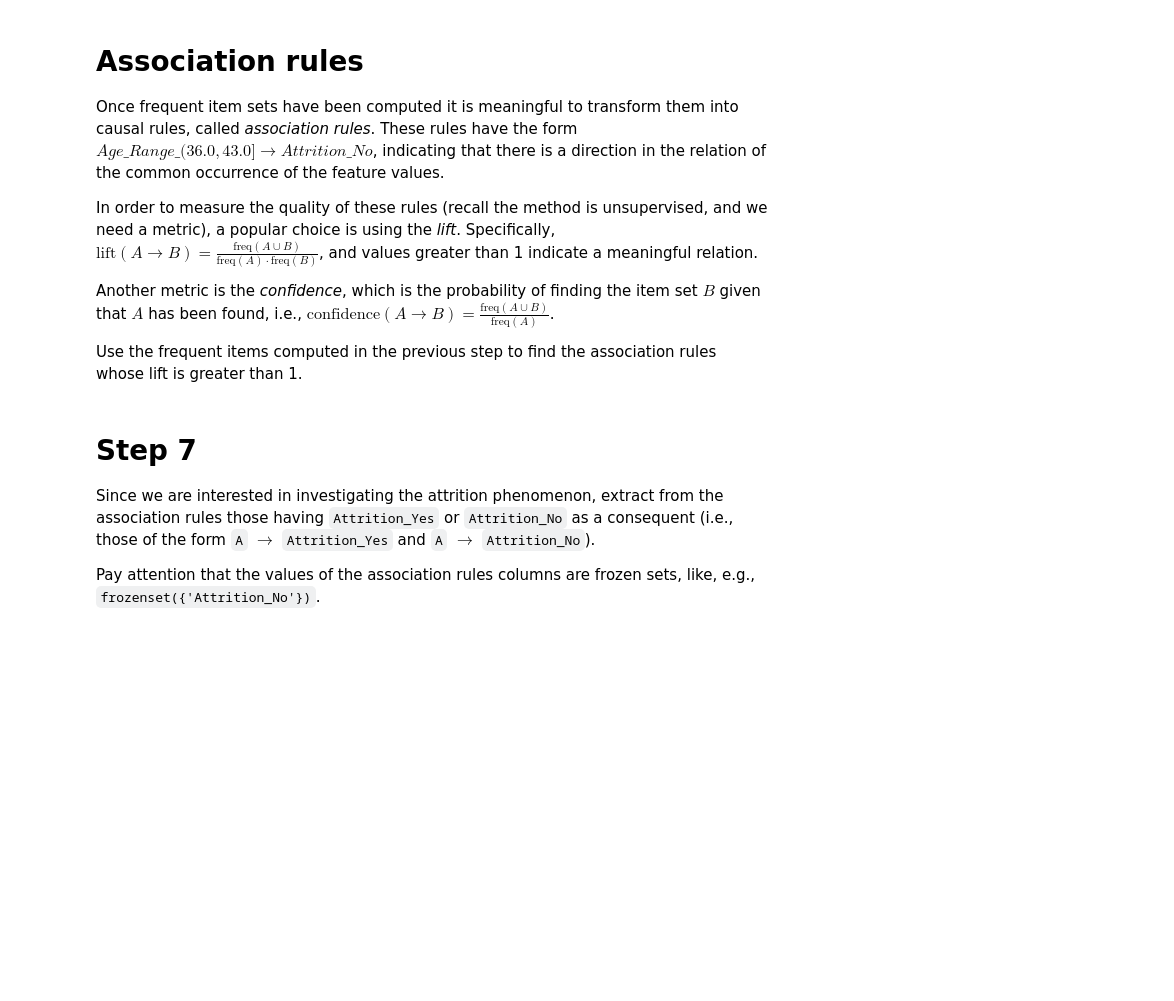
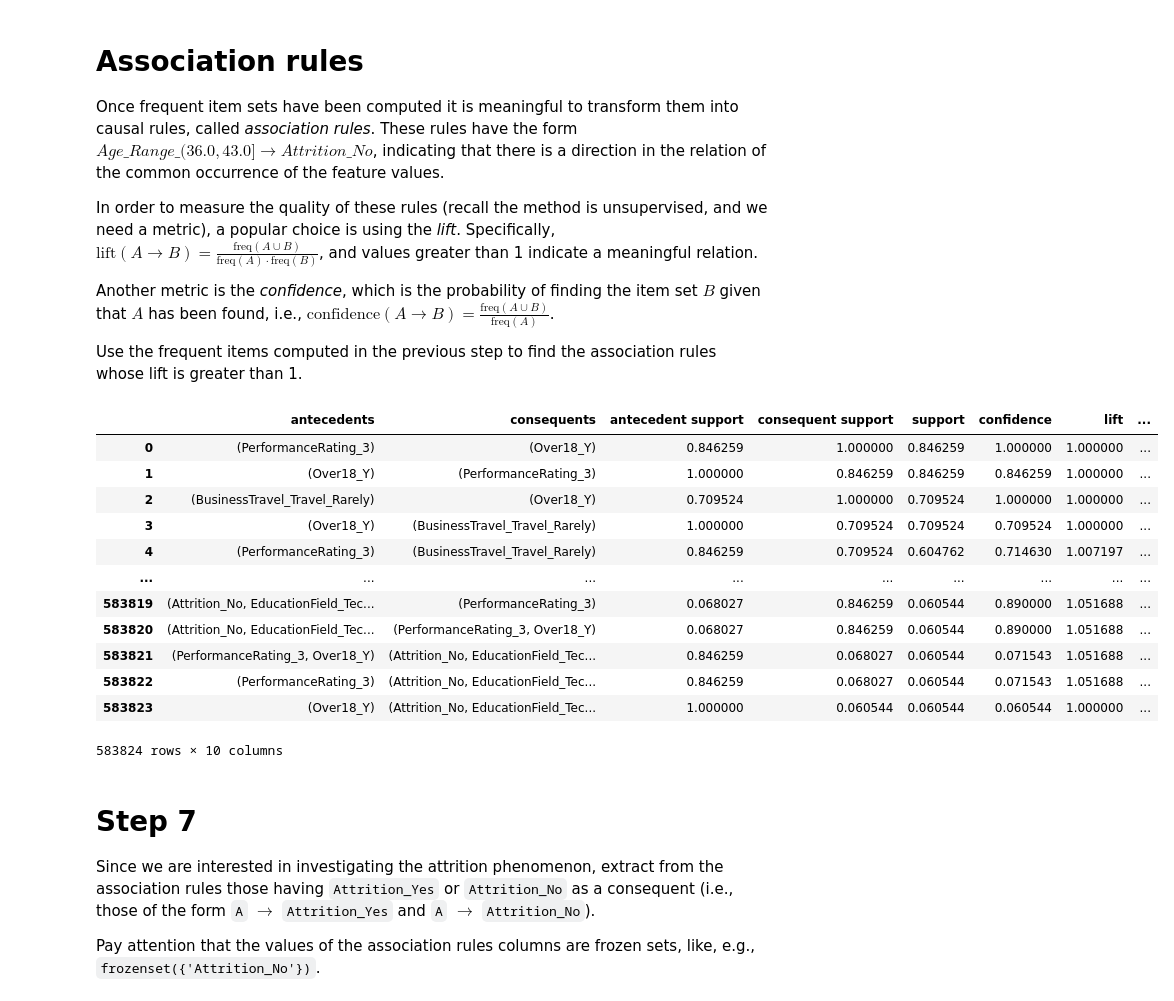
Before and after one commit to persello/daml-notebooks, a Jupyter notebook: 10/02-frequent-itemsets-analyses.ipynb, the cells around one changed output. Saved outputs shown, nothing was run; the diff lists cells and outputs as text; code cells hidden in the pictures; blank space fills up the shorter version.

```diff
--- a/10/02-frequent-itemsets-analyses.ipynb
+++ b/10/02-frequent-itemsets-analyses.ipynb
@@ -95,0 +130,4 @@ raise NotImplementedError()
+# %%
+onehot = pd.get_dummies(df, columns=df.columns)
+
+onehot
@@ -105,3 +154,9 @@ raise NotImplementedError()
+# %%
+from mlxtend.frequent_patterns import fpgrowth
+
+itemsets = fpgrowth(onehot, 0.05, True, 4)
+
+itemsets
 # %% [markdown]
 # Association rules
 
@@ -118,3 +170,23 @@ raise NotImplementedError()
+# %%
+from mlxtend.frequent_patterns import association_rules
+
+itemsets_lift_over_one = association_rules(itemsets, metric="lift", min_threshold=1.0)
+
+itemsets_lift_over_one
+# %% [output]
+|  | antecedents | consequents | antecedent support | consequent support | support | confidence | lift | ... |
+| 0 | (PerformanceRating_3) | (Over18_Y) | 0.846259 | 1.000000 | 0.846259 | 1.000000 | 1.000000 | ... |
+| 1 | (Over18_Y) | (PerformanceRating_3) | 1.000000 | 0.846259 | 0.846259 | 0.846259 | 1.000000 | ... |
+| 2 | (BusinessTravel_Travel_Rarely) | (Over18_Y) | 0.709524 | 1.000000 | 0.709524 | 1.000000 | 1.000000 | ... |
+| 3 | (Over18_Y) | (BusinessTravel_Travel_Rarely) | 1.000000 | 0.709524 | 0.709524 | 0.709524 | 1.000000 | ... |
+| 4 | (PerformanceRating_3) | (BusinessTravel_Travel_Rarely) | 0.846259 | 0.709524 | 0.604762 | 0.714630 | 1.007197 | ... |
+| ... | ... | ... | ... | ... | ... | ... | ... | ... |
+| 583819 | (Attrition_No, EducationField_Tec... | (PerformanceRating_3) | 0.068027 | 0.846259 | 0.060544 | 0.890000 | 1.051688 | ... |
+| 583820 | (Attrition_No, EducationField_Tec... | (PerformanceRating_3, Over18_Y) | 0.068027 | 0.846259 | 0.060544 | 0.890000 | 1.051688 | ... |
+| 583821 | (PerformanceRating_3, Over18_Y) | (Attrition_No, EducationField_Tec... | 0.846259 | 0.068027 | 0.060544 | 0.071543 | 1.051688 | ... |
+| 583822 | (PerformanceRating_3) | (Attrition_No, EducationField_Tec... | 0.846259 | 0.068027 | 0.060544 | 0.071543 | 1.051688 | ... |
+| 583823 | (Over18_Y) | (Attrition_No, EducationField_Tec... | 1.000000 | 0.060544 | 0.060544 | 0.060544 | 1.000000 | ... |
+583824 rows × 10 columns
 # %% [markdown]
 # Step 7
 
```
Also changed, not shown: parts of 12 cells of this notebook, 1 other file.
